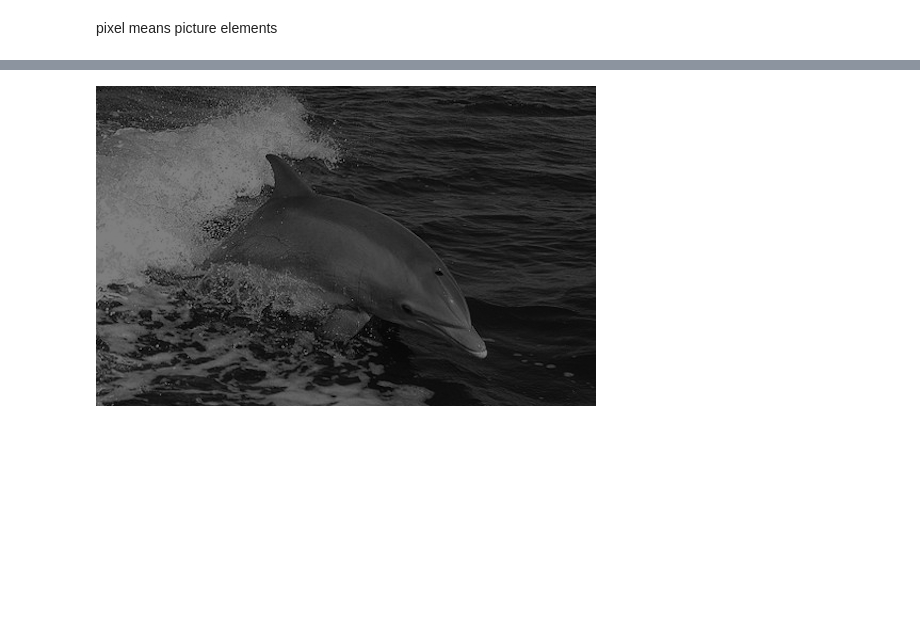
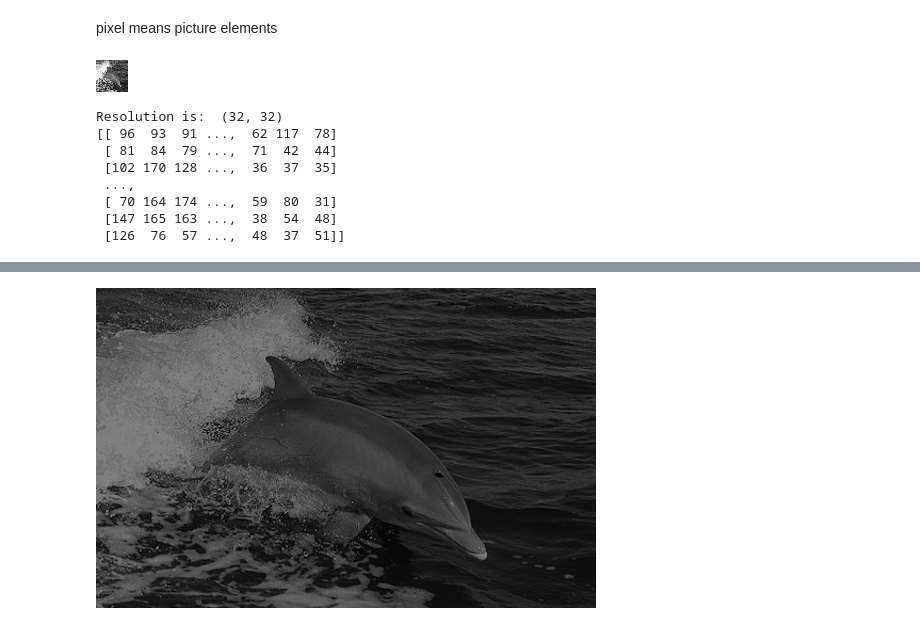
Before and after one commit to ppujari/drl-nd, a Jupyter notebook: image_arithmetic.ipynb, the cells around one changed output, grey strips where cells are left out. Cells and saved outputs as stored; diff of their text form; code cells hidden in the pictures; blank space fills up the shorter version.

```diff
--- a/image_arithmetic.ipynb
+++ b/image_arithmetic.ipynb
@@ -30,0 +37,17 @@ pixel means picture elements
+# %%
+im_32 = im.resize((32,32))
+display(im_32)
+print('Resolution is: ', im_32.size)
+
+im_matrix = np.matrix(im_32) #converting image to matrix
+print(im_matrix)
+# %% [output]
+[figure, added]
+Resolution is:  (32, 32)
+[[ 96  93  91 ...,  62 117  78]
+ [ 81  84  79 ...,  71  42  44]
+ [102 170 128 ...,  36  37  35]
+ ...,
+ [ 70 164 174 ...,  59  80  31]
+ [147 165 163 ...,  38  54  48]
+ [126  76  57 ...,  48  37  51]]
```
Also changed, not shown: parts of 28 cells of this notebook.
